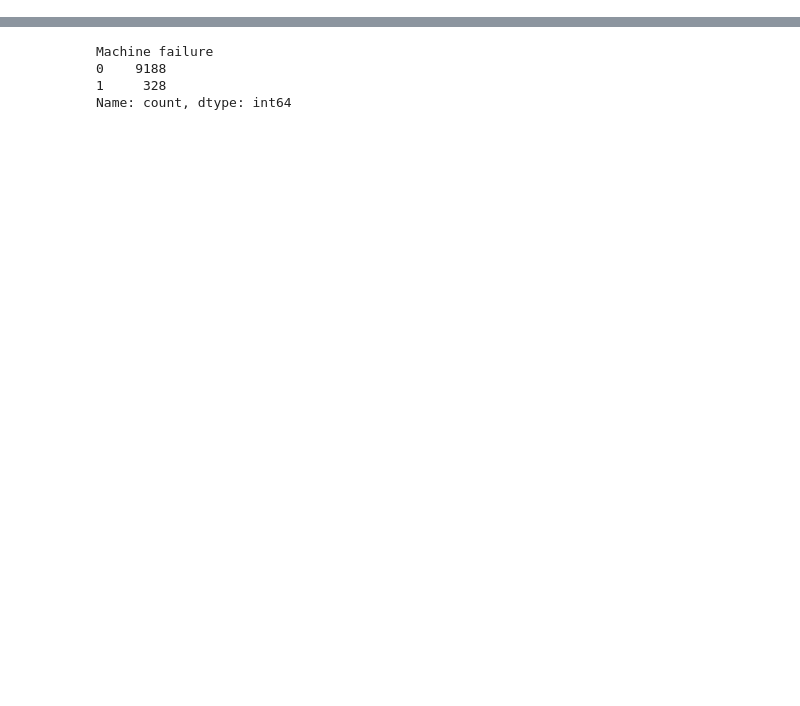
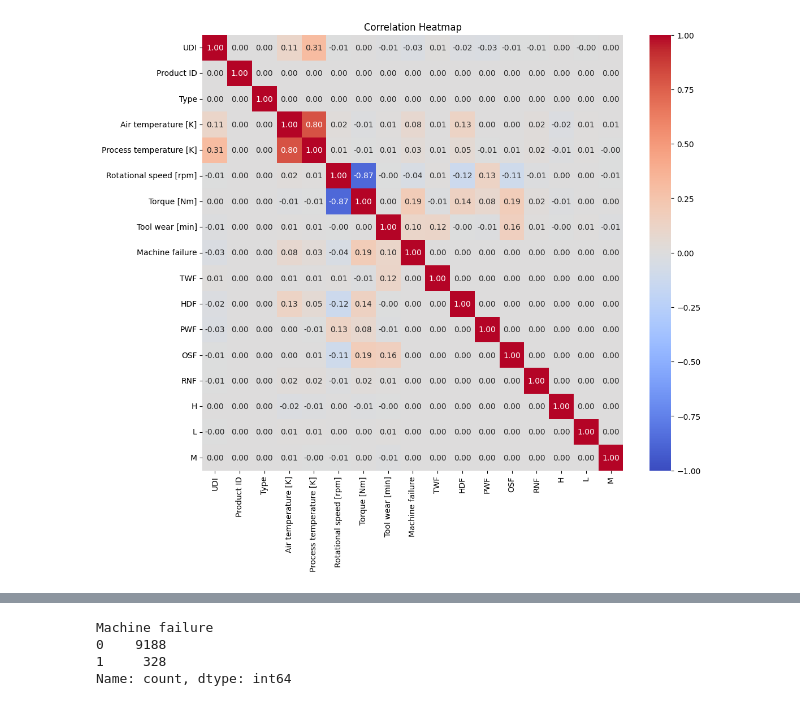
Before and after one commit to ManishKhurmi/exploratory-data-analysis---the-manufacturing-process768, a Jupyter notebook: Milestone_3.ipynb, the cells around one changed output, grey strips where cells are left out. Saved outputs shown, nothing was run; the diff lists cells and outputs as text; code cells hidden in the pictures; blank space fills up the shorter version.

```diff
--- a/Milestone_3.ipynb
+++ b/Milestone_3.ipynb
@@ -59,0 +479,35 @@ failure_data_without_null = failure_data
+# %%
+import pandas as pd
+import numpy as np
+from scipy.stats import pointbiserialr, pearsonr
+import seaborn as sns
+import matplotlib.pyplot as plt
+
+# Identify binary and continuous variables
+binary_vars = [col for col in failure_data_without_null.columns if failure_data_without_null[col].nunique() == 2]
+continuous_vars = [col for col in failure_data_without_null.columns if failure_data_without_null[col].dtype in ['int64', 'float64'] and failure_data_without_null[col].nunique() > 2]
+
+# Initialize the correlation matrix
+corr_matrix = pd.DataFrame(np.zeros((len(failure_data_without_null.columns), len(failure_data_without_null.columns))), index=failure_data_without_null.columns, columns=failure_data_without_null.columns)
+
+# Compute correlations
+for var1 in failure_data_without_null.columns:
+    for var2 in failure_data_without_null.columns:
+        if var1 == var2:
+            corr_matrix.loc[var1, var2] = 1.0  # Correlation with itself is 1
+        elif var1 in binary_vars and var2 in continuous_vars:
+            r_pb, _ = pointbiserialr(failure_data_without_null[var1], failure_data_without_null[var2])
+            corr_matrix.loc[var1, var2] = r_pb
+            corr_matrix.loc[var2, var1] = r_pb
+        elif var1 in continuous_vars and var2 in continuous_vars:
+            r_pearson, _ = pearsonr(failure_data_without_null[var1], failure_data_without_null[var2])
+            corr_matrix.loc[var1, var2] = r_pearson
+            corr_matrix.loc[var2, var1] = r_pearson
+
+# Plot the heatmap with annotations rounded to 2 decimal places
+plt.figure(figsize=(12, 10))
+sns.heatmap(corr_matrix, annot=True, fmt=".2f", cmap='coolwarm', vmin=-1, vmax=1)
+plt.title('Correlation Heatmap')
+plt.show()
+# %% [output]
+[figure, added]
```
Also changed, not shown: parts of 99 cells of this notebook, 2 other files.
